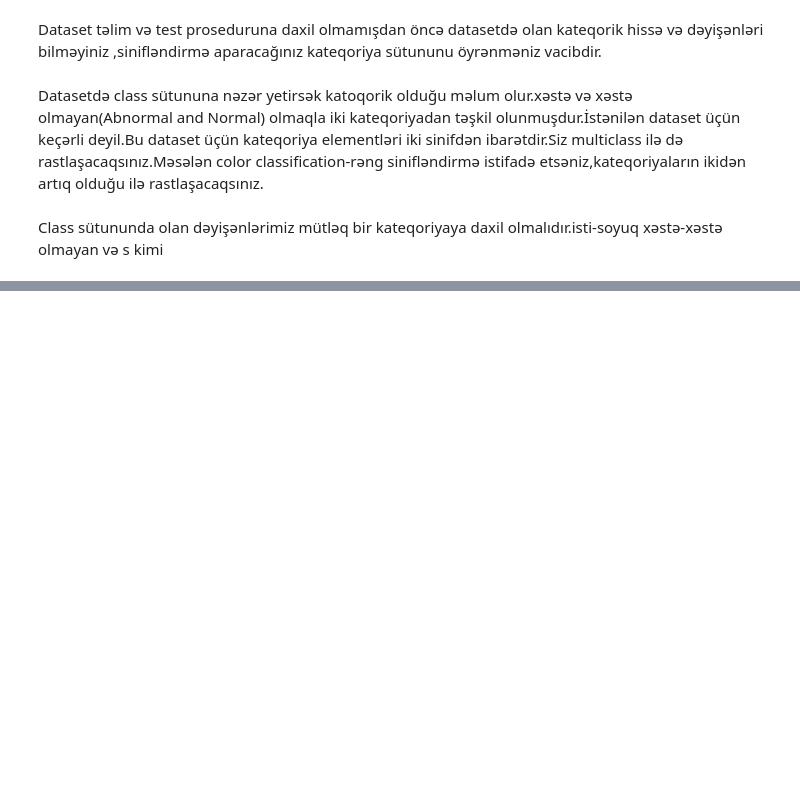
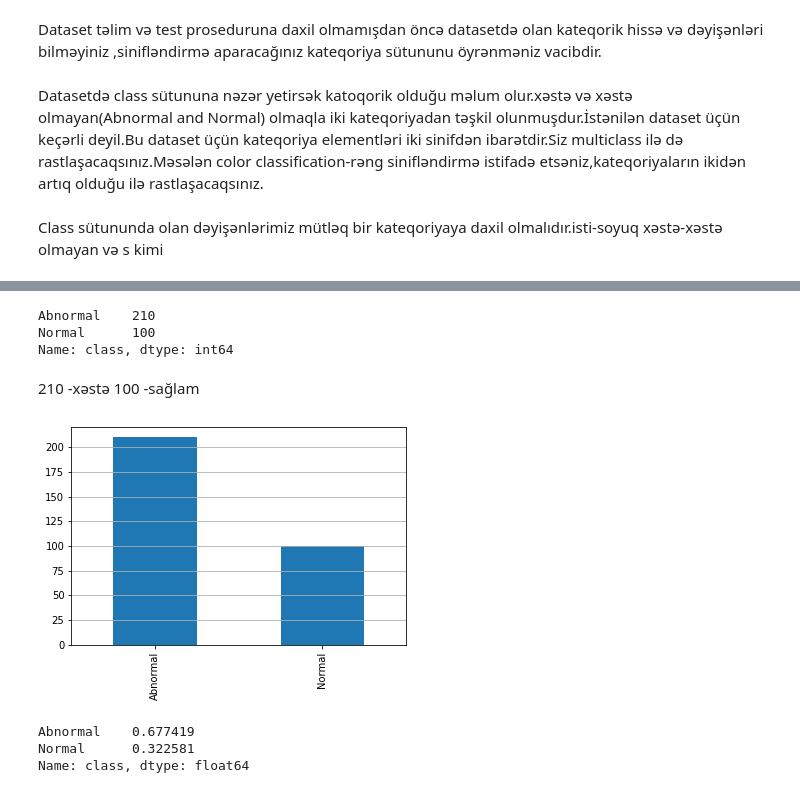
Before and after one commit to RashadGarayev/MachineLearningAZ, a Jupyter notebook: MachineLearningAz/KNN.ipynb, the cells around one changed output, grey strips where cells are left out. Cells and saved outputs as stored; diff of their text form; code cells hidden in the pictures; blank space fills up the shorter version.

```diff
--- a/MachineLearningAz/KNN.ipynb
+++ b/MachineLearningAz/KNN.ipynb
@@ -619,0 +642,2 @@ Class sütununda olan dəyişənlərimiz mütləq bir kateqoriyaya daxil olmalı
+# %%
+data_column = ["pelvic_incidence","pelvic_tilt_numeric","lumbar_lordosis_angle","sacral_slope","pelvic_radius","degree_spondylolisthesis","class"]
@@ -619,0 +650,2 @@ Class sütununda olan dəyişənlərimiz mütləq bir kateqoriyaya daxil olmalı
+# %%
+data.columns = data_column
@@ -619,0 +709,8 @@ Class sütununda olan dəyişənlərimiz mütləq bir kateqoriyaya daxil olmalı
+# %%
+data['class'].value_counts()
+# %% [output]
+Abnormal    210
+Normal      100
+Name: class, dtype: int64
+# %% [markdown]
+210 -xəstə 100 -sağlam
@@ -619,0 +719,11 @@ Class sütununda olan dəyişənlərimiz mütləq bir kateqoriyaya daxil olmalı
+# %%
+data['class'].value_counts().plot.bar(figsize=(6, 4))
+plt.grid(axis='y')
+# %% [output]
+[figure, added]
+# %%
+data['class'].value_counts(normalize=True)
+# %% [output]
+Abnormal    0.677419
+Normal      0.322581
+Name: class, dtype: float64
```
Also changed, not shown: parts of 48 cells of this notebook, 1 other file.
